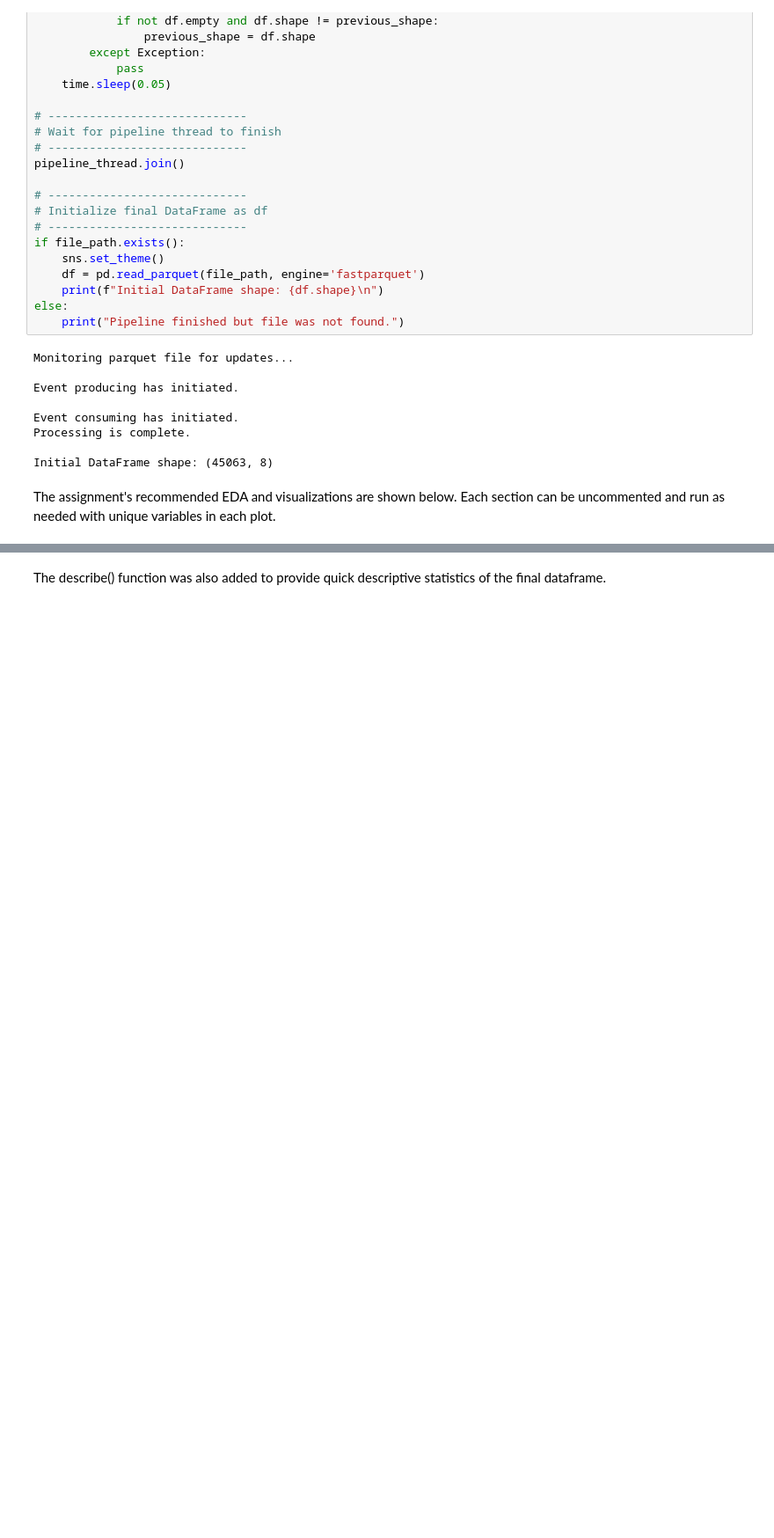
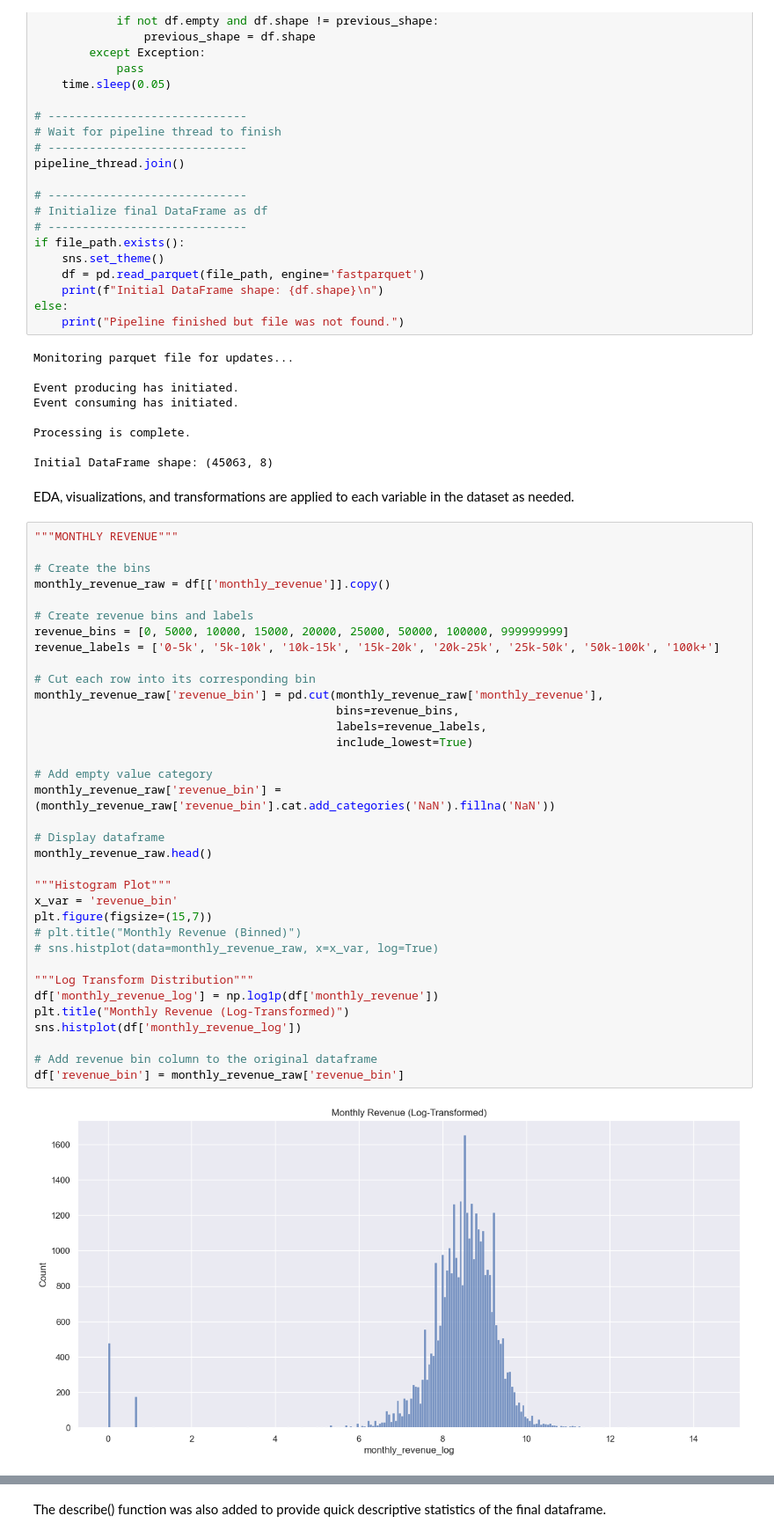
Before and after one commit to PESIII23/real-time-credit-risk-simulation, a Jupyter notebook: src/notebooks/credit_risk_analysis.ipynb, the cells around one changed output, grey strips where cells are left out. Shown at 88% size. Saved outputs shown, nothing was run; the diff lists cells and outputs as text; blank space fills up the shorter version.

```diff
--- a/src/notebooks/credit_risk_analysis.ipynb
+++ b/src/notebooks/credit_risk_analysis.ipynb
@@ -112,7 +113,44 @@ Processing is complete.
 
 Initial DataFrame shape: (45063, 8)
 # %% [markdown]
-The assignment's recommended EDA and visualizations are shown below. Each section can be uncommented and run as needed with unique variables in each plot.
+EDA, visualizations, and transformations are applied to each variable in the dataset as needed.
+# %%
+"""MONTHLY REVENUE"""
+
+# Create the bins
+monthly_revenue_raw = df[['monthly_revenue']].copy()
+
+# Create revenue bins and labels
+revenue_bins = [0, 5000, 10000, 15000, 20000, 25000, 50000, 100000, 999999999]
+revenue_labels = ['0-5k', '5k-10k', '10k-15k', '15k-20k', '20k-25k', '25k-50k', '50k-100k', '100k+']
+
+# Cut each row into its corresponding bin
+monthly_revenue_raw['revenue_bin'] = pd.cut(monthly_revenue_raw['monthly_revenue'],
+                                            bins=revenue_bins,
+                                            labels=revenue_labels,
+                                            include_lowest=True)
+
+# Add empty value category
+monthly_revenue_raw['revenue_bin'] = (monthly_revenue_raw['revenue_bin'].cat.add_categories('NaN').fillna('NaN'))
+
+# Display dataframe
+monthly_revenue_raw.head()
+
+"""Histogram Plot"""
+x_var = 'revenue_bin'
+plt.figure(figsize=(15,7))
+# plt.title("Monthly Revenue (Binned)")
+# sns.histplot(data=monthly_revenue_raw, x=x_var, log=True)
+
+"""Log Transform Distribution"""
+df['monthly_revenue_log'] = np.log1p(df['monthly_revenue'])
+plt.title("Monthly Revenue (Log-Transformed)")
+sns.histplot(df['monthly_revenue_log'])
+
+# Add revenue bin column to the original dataframe
+df['revenue_bin'] = monthly_revenue_raw['revenue_bin']
+# %% [output]
+[figure, added]
 # %%
 """Seaborn and Line Plots"""
 # plt.figure(figsize=(16,6))
```
Also changed, not shown: parts of 3 cells of this notebook, 2 other files.
